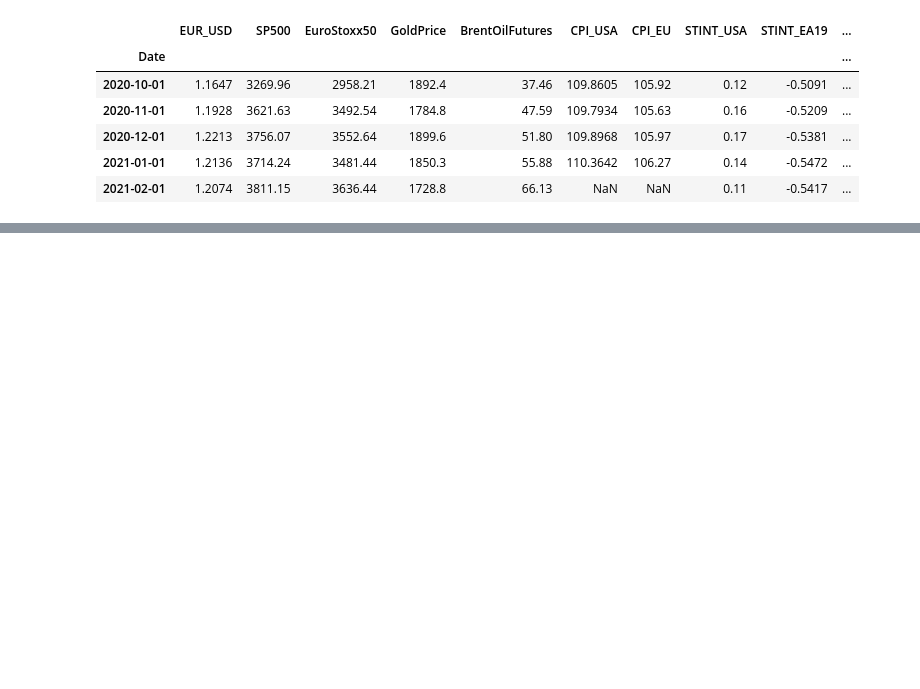
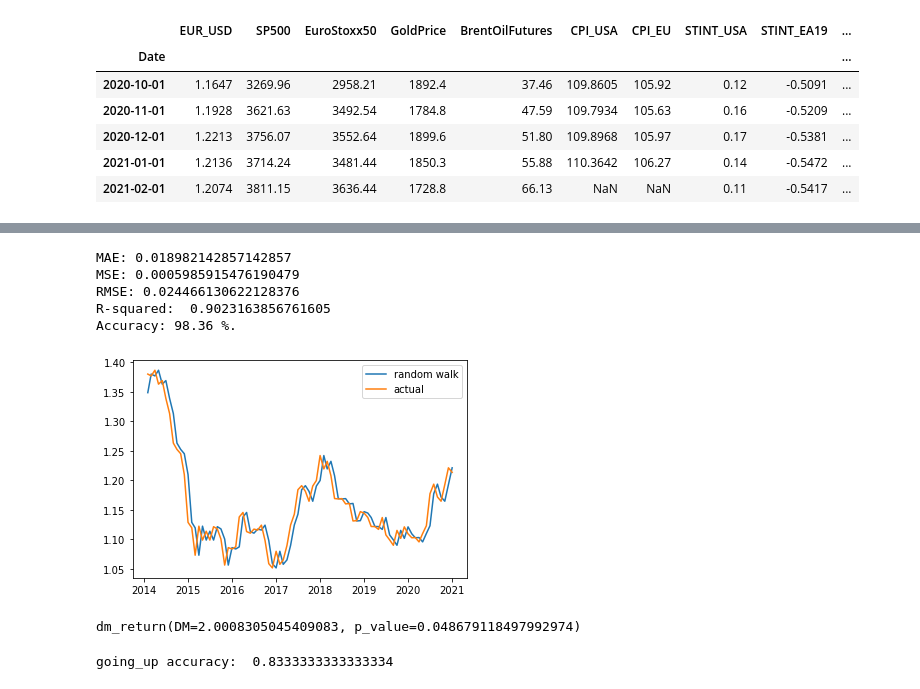
Before and after one commit to TonyYHLau/COMP5212Project, a Jupyter notebook: LinearReg_Tony.ipynb, the cells around one changed output, grey strips where cells are left out. Cells and saved outputs as stored; diff of their text form; code cells hidden in the pictures; blank space fills up the shorter version.

```diff
--- a/LinearReg_Tony.ipynb
+++ b/LinearReg_Tony.ipynb
@@ -212,0 +212,47 @@ Name: EUR_USD, dtype: float64
+# %%
+#random walk model without drift
+eurusd_pred_rw = df_usdeu["EUR_USD"].shift(1)
+errors_rw = eurusd_pred_rw[start_pred_pos:] - df_usdeu["EUR_USD"][start_pred_pos:]
+plt.plot(eurusd_pred_rw[start_pred_pos:])
+plt.plot(df_usdeu["EUR_USD"][start_pred_pos:])
+plt.legend(["random walk","actual"])
+#print(errors_rw)
+
+AE_rw=abs(errors_rw)
+
+print('MAE:', metrics.mean_absolute_error(df_usdeu["EUR_USD"][start_pred_pos:], eurusd_pred_rw[start_pred_pos:]))
+print('MSE:', metrics.mean_squared_error(df_usdeu["EUR_USD"][start_pred_pos:], eurusd_pred_rw[start_pred_pos:]))
+print('RMSE:', np.sqrt(metrics.mean_squared_error(df_usdeu["EUR_USD"][start_pred_pos:], eurusd_pred_rw[start_pred_pos:])))
+print ('R-squared: ',metrics.r2_score(df_usdeu["EUR_USD"][start_pred_pos:], eurusd_pred_rw[start_pred_pos:]))
+
+# Calculate mean absolute percentage error (MAPE)
+mape_rw = 100 * (AE_rw / df_usdeu["EUR_USD"][start_pred_pos:])
+# Calculate and display accuracy
+accuracy_rw = 100 - np.mean(mape_rw)
+print('Accuracy:', np.round(accuracy_rw, 2), '%.')
+# %% [output]
+MAE: 0.018982142857142857
+MSE: 0.0005985915476190479
+RMSE: 0.024466130622128376
+R-squared:  0.9023163856761605
+Accuracy: 98.36 %.
+[figure, added]
+# %%
+#DM tests
+from dm_test import dm_test
+rt = dm_test(pd.to_numeric(usdeu_y_test),pd.to_numeric(eurusd_pred_rw[start_pred_pos:]),pd.to_numeric(lin_preds_1), h = 1, crit="MSE")
+print(rt)
+#p-vale<0.1 meaning that the linear predictions are statiscally different from those of random walk .
+# %% [output]
+dm_return(DM=2.0008305045409083, p_value=0.048679118497992974)
+# %%
+Pred_GingUp=lin_preds_1>usdeu_y_test.shift(1)
+actual_GoingUP=usdeu_y_test>usdeu_y_test.shift(1)
+print("going_up accuracy: ",(Pred_GingUp==actual_GoingUP).mean())
+#print(len(Pred_GingUp))
+#print(len(lin_preds_1))
+#print(usdeu_y_test.shift(1))
+#print(usdeu_y_test)
+#print(lin_preds_1)
+# %% [output]
+going_up accuracy:  0.8333333333333334
```
Also changed, not shown: parts of 5 cells of this notebook.
